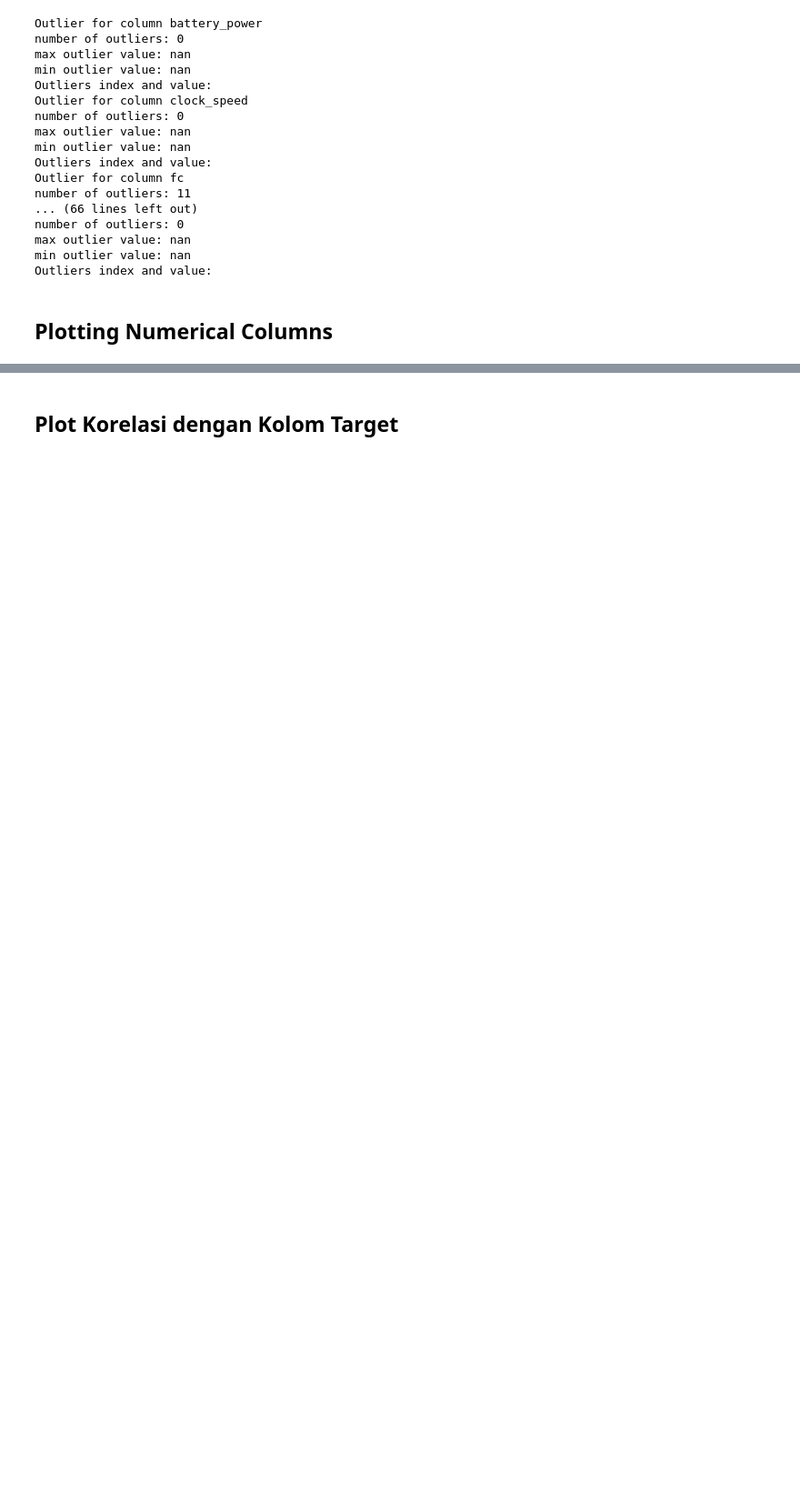
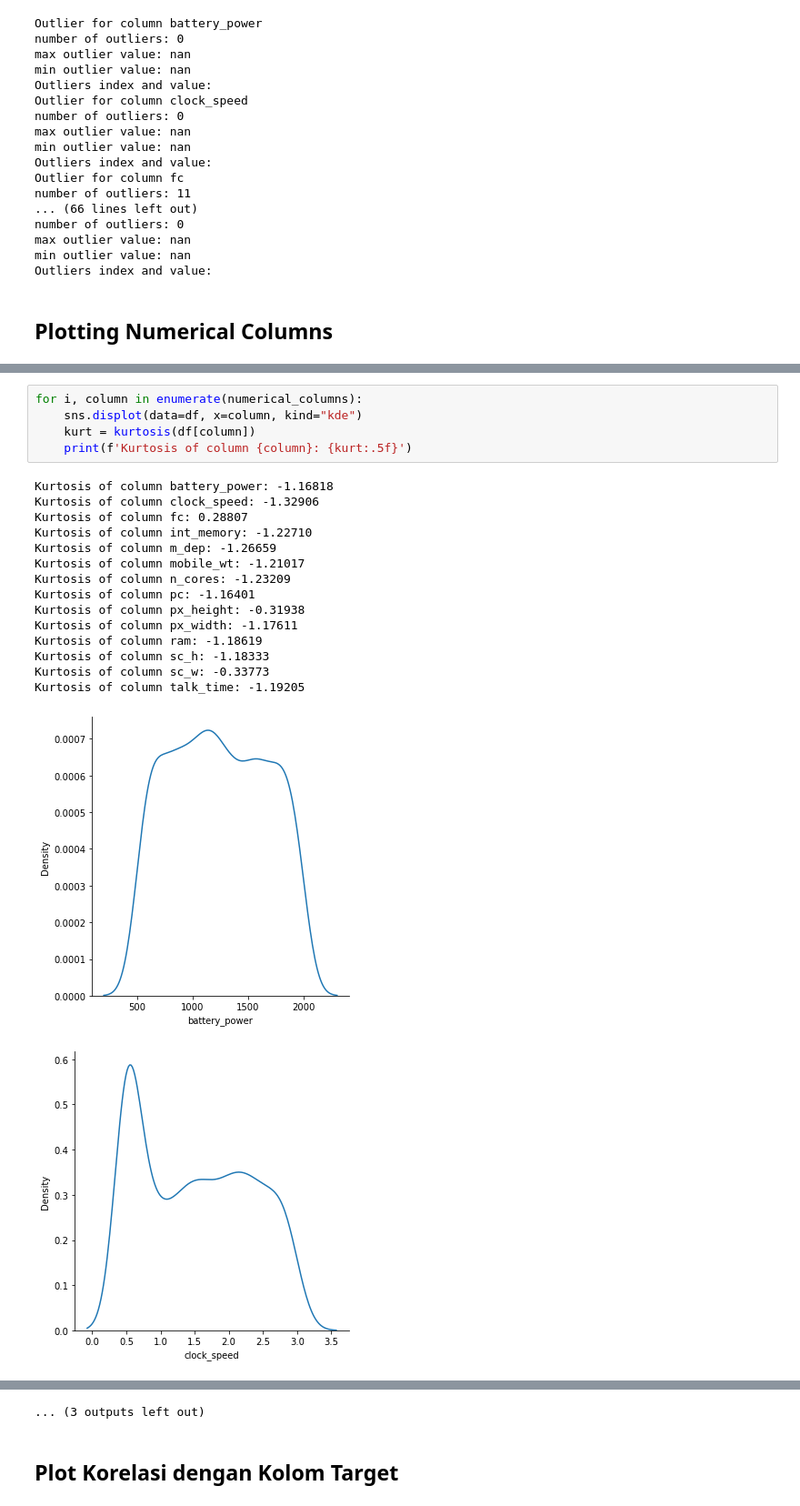
Before and after one commit to MarcelRyan/Tucil2_AI, a Jupyter notebook: Data_Analysis.ipynb, the cells around one changed output, grey strips where cells are left out. Shown at 91% size. Saved outputs shown, nothing was run; the diff lists cells and outputs as text; blank space fills up the shorter version.

```diff
--- a/Data_Analysis.ipynb
+++ b/Data_Analysis.ipynb
@@ -194,0 +195,22 @@ for column in categorical_columns:
+# %%
+for i, column in enumerate(numerical_columns):
+    sns.displot(data=df, x=column, kind="kde")
+    kurt = kurtosis(df[column])
+    print(f'Kurtosis of column {column}: {kurt:.5f}')
+# %% [output]
+Kurtosis of column battery_power: -1.16818
+Kurtosis of column clock_speed: -1.32906
+Kurtosis of column fc: 0.28807
+Kurtosis of column int_memory: -1.22710
+Kurtosis of column m_dep: -1.26659
+Kurtosis of column mobile_wt: -1.21017
+Kurtosis of column n_cores: -1.23209
+Kurtosis of column pc: -1.16401
+Kurtosis of column px_height: -0.31938
+Kurtosis of column px_width: -1.17611
+Kurtosis of column ram: -1.18619
+Kurtosis of column sc_h: -1.18333
+Kurtosis of column sc_w: -0.33773
+Kurtosis of column talk_time: -1.19205
+[figure, added]
+[figure, added]
@@ -195,3 +226,4 @@ for column in categorical_columns:
+... (3 outputs left out)
 # %% [markdown]
 ## Plot Korelasi dengan Kolom Target
 # %%
```
Also changed, not shown: parts of 4 cells of this notebook.
